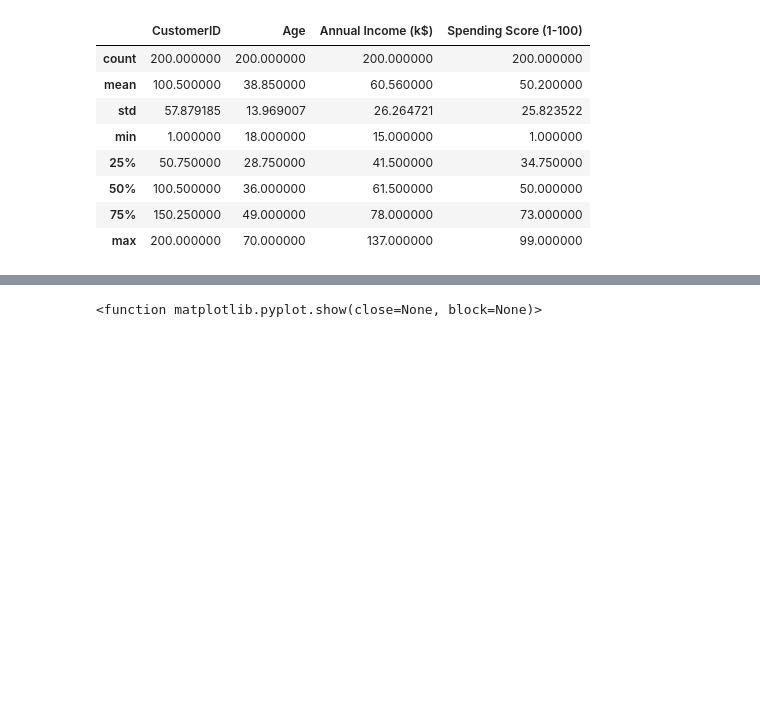
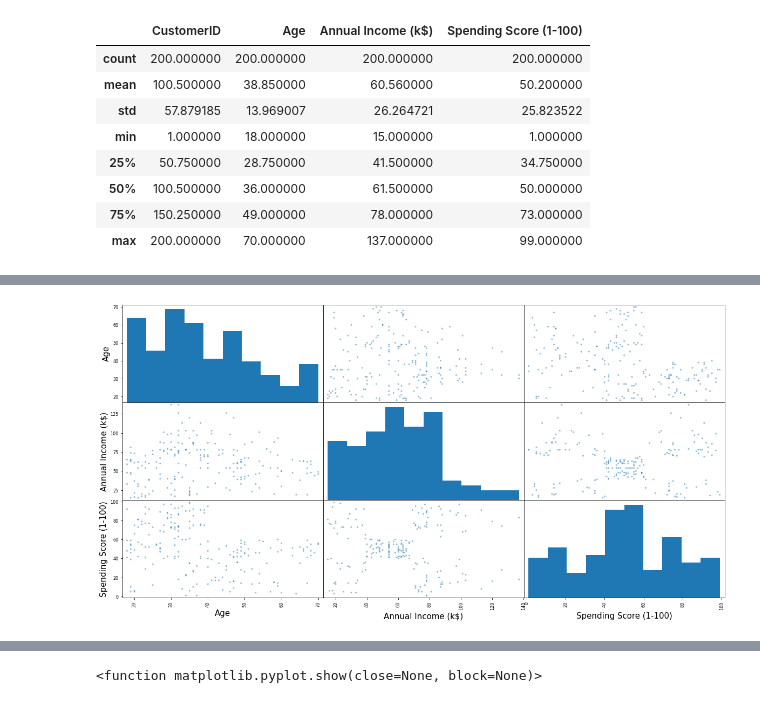
Before and after one commit to VictorSMonteiro/Projeto-Especial---Segmenta-ao-do-Clientes-, a Jupyter notebook: Teste Projeto.ipynb, the cells around one changed output, grey strips where cells are left out. Saved outputs shown, nothing was run; the diff lists cells and outputs as text; code cells hidden in the pictures; blank space fills up the shorter version.

```diff
--- a/Teste Projeto.ipynb
+++ b/Teste Projeto.ipynb
@@ -112,0 +150,6 @@ df.describe()
+# %%
+#   Visualização das colunas Age x Annual Income x Spending Score
+pd.plotting.scatter_matrix(df[['Age', 'Annual Income (k$)', 'Spending Score (1-100)'] ] , figsize=(20, 10))
+plt.show()
+# %% [output]
+[figure, added]
```
Also changed, not shown: parts of 19 cells of this notebook.
